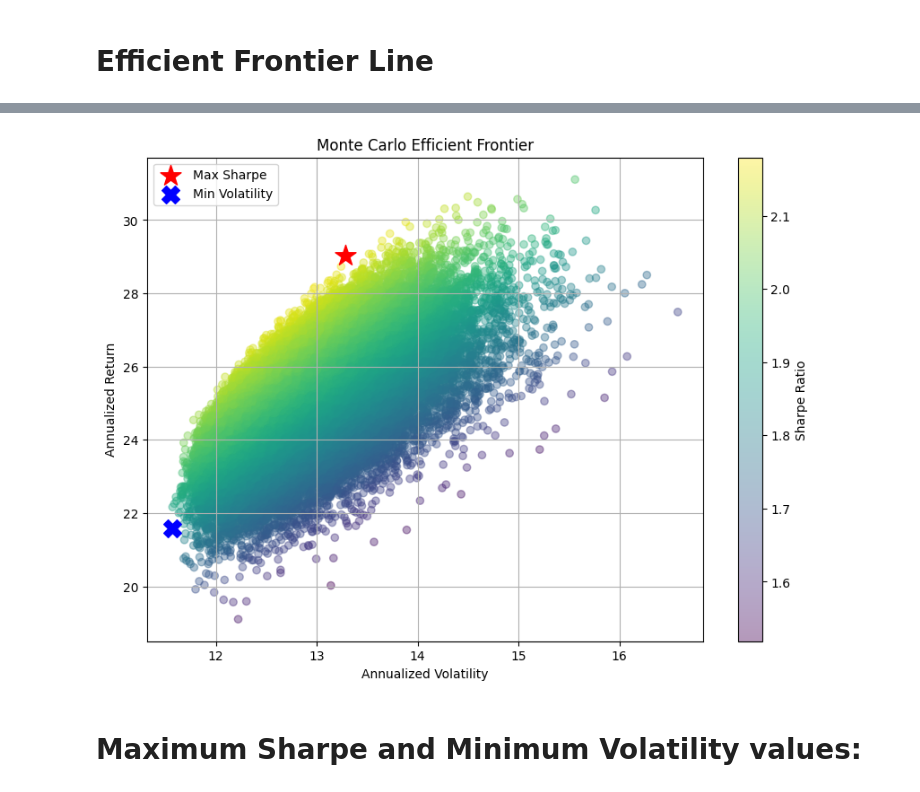
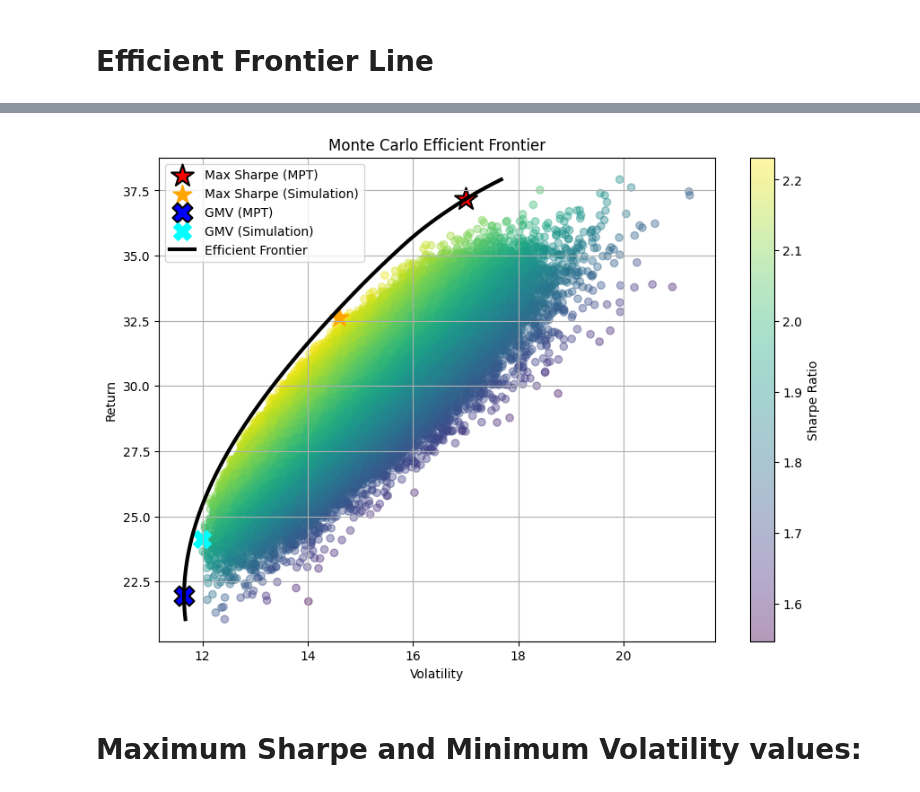
Before and after one commit to Siddhesh1kamble/DA6701-Assignments, a Jupyter notebook: Assignment_1/assignment1.ipynb, the cells around one changed output, grey strips where cells are left out. Saved outputs shown, nothing was run; the diff lists cells and outputs as text; code cells hidden in the pictures.

```diff
--- a/Assignment_1/assignment1.ipynb
+++ b/Assignment_1/assignment1.ipynb
@@ -625,7 +558,7 @@ filtered_daily_returns
 739 rows × 10 columns
 # %%
 mean_returns = filtered_daily_returns.mean()
-num_portfolios = 50000
+num_portfolios = 200000
 cov_matrix = filtered_daily_returns.cov()
 num_assets = filtered_daily_returns.shape[1]
 
@@ -651,0 +596,10 @@ min_vol = results_df.iloc[results_df["Volatility"].idxmin()]
+# %%
+init_guess = np.repeat(1/num_assets, num_assets)
+bounds = tuple((0,1) for _ in range(num_assets))
+constraints = ({'type': 'eq', 'fun': lambda w: np.sum(w) - 1})
+
+opt_gmv = minimize(portfolio_variance, init_guess, args=(mean_returns, cov_matrix), method='SLSQP', bounds=bounds, constraints=constraints)
+gmv_vol, gmv_ret = portfolio_performance(opt_gmv.x, mean_returns, cov_matrix)
+
+opt_sharpe = minimize(negative_sharpe, init_guess, args=(mean_returns, cov_matrix, annual_rf_rate), method='SLSQP', bounds=bounds,constraints=constraints)
+sharpe_vol, sharpe_ret = portfolio_performance(opt_sharpe.x, mean_returns, cov_matrix)
@@ -652,41 +632,56 @@ min_vol = results_df.iloc[results_df["Volatility"].idxmin()]
 # %%
 plt.figure(figsize=(10, 7))
 plt.scatter(
     results_df["Volatility"],
     results_df["Return"],
     c=results_df["Sharpe"],
     cmap="viridis",
     alpha=0.4
 )
 
 plt.colorbar(label="Sharpe Ratio")
 
-plt.scatter(
-    max_sharpe["Volatility"],
-    max_sharpe["Return"],
-    color="red",
-    marker="*",
-    s=300,
-    label="Max Sharpe"
-)
+plt.scatter(sharpe_vol, sharpe_ret,
+            color="red",
+            marker="*",
+            s=350,
+            edgecolor="black",
+            linewidth=1.5,
+            label="Max Sharpe (MPT)")
 
-plt.scatter(
-    min_vol["Volatility"],
-    min_vol["Return"],
-    color="blue",
-    marker="X",
-    s=200,
-    label="Min Volatility"
-)
+plt.scatter(max_sharpe["Volatility"], max_sharpe["Return"],
+            color="orange",
+            marker="*",
+            s=250,
+            label="Max Sharpe (Simulation)")
 
-plt.xlabel("Annualized Volatility")
-plt.ylabel("Annualized Return")
+plt.scatter(gmv_vol, gmv_ret,
+            color="blue",
+            marker="X",
+            s=250,
+            edgecolor="black",
+            linewidth=1.5,
+            label="GMV (MPT)")
+
+plt.scatter(min_vol["Volatility"], min_vol["Return"],
+            color="cyan",
+            marker="X",
+            s=200,
+            label="GMV (Simulation)")
+
+plt.plot(efficient_vols, target_returns,
+         color='black',
+         linewidth=3,
+         label='Efficient Frontier')
+
+plt.xlabel("Volatility")
+plt.ylabel("Return")
 plt.title("Monte Carlo Efficient Frontier")
 plt.legend()
 plt.grid(True)
 plt.show()
 # %% [output]
-[figure, old version]
+[figure, new version]
 # %% [markdown]
 # Maximum Sharpe and Minimum Volatility values:
 # %%
```
Also changed, not shown: parts of 15 cells of this notebook, 5 other files.
